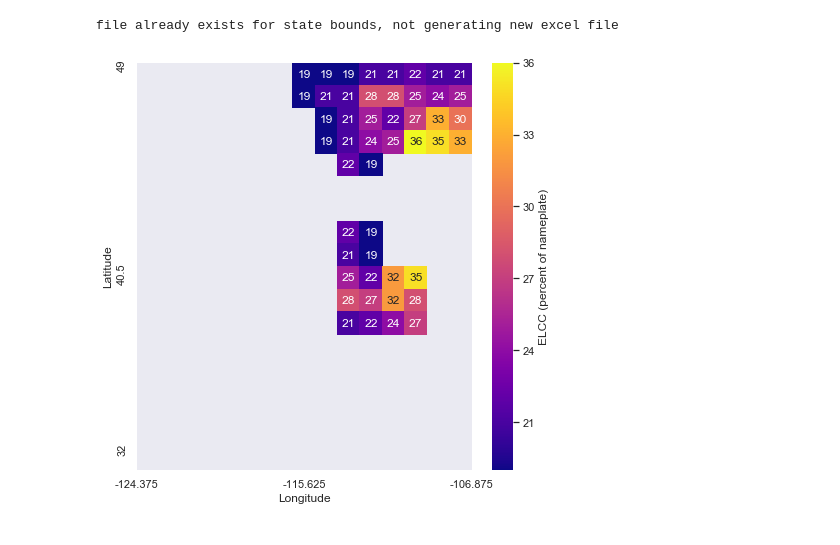
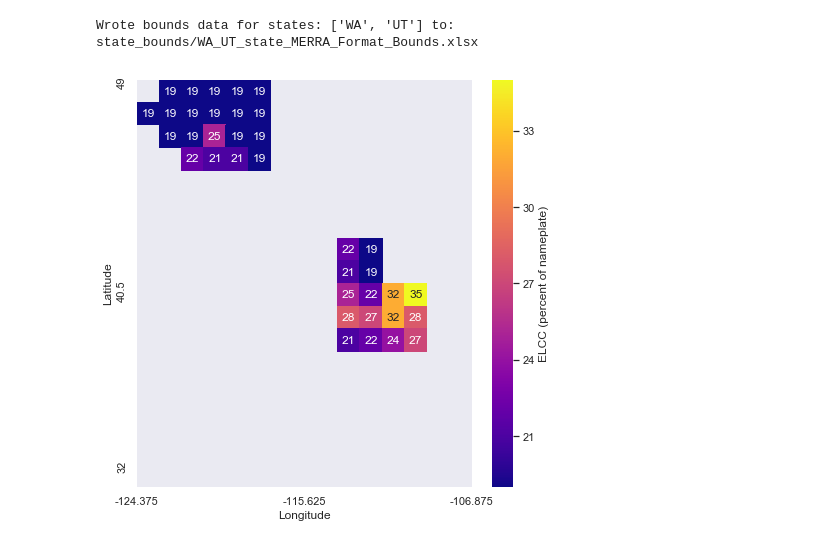
Before and after one commit to julflore000/WECC-Paper-Results, a Jupyter notebook: visualize_data.ipynb, the cells around one changed output. Drawn from its saved outputs; the diff is of its cells as text; code cells hidden in the pictures.

Commit message:
File path fix/example

```diff
--- a/visualize_data.ipynb
+++ b/visualize_data.ipynb
@@ -30,8 +30,8 @@ Wyoming: WY
 
 if you want to look at all of them for some reason type all
 '''
-stateList = ["all"]
-filePathResults = "1 GW Wind_500 MW storage/results.csv"
+stateList = ["WA","UT"]
+filePathResults = "california/2016/1_GW_Wind_500_MW_1_Hour_Storage_results.csv"
 
 #reads in raw data from results csv
 raw_Data = pd.read_csv(filePathResults)
@@ -54,32 +54,32 @@ bounds = np.flip(pd.read_excel(fileName,index_col=0).values,axis=0)
 
 mainArray = dict()
 for row in raw_Data.values:
     mainArray[row[2],row[3]] = row[1]
 
 #creating panda array with lat and long as indices and ELCC as values
 pandaArray = pd.Series(list(mainArray.values()),
                   index=pd.MultiIndex.from_tuples(mainArray.keys()))
 
 #filling in any values not in ranges
 df = pandaArray.unstack().fillna(0)
 
 #creating axix for lat and lon values
 #newYaxis = np.arange(maxLat, minLat-1,-1)
 #newXaxis= np.arange(minLon,maxLon+1.25,10)
 
 #feel free to change color or bounds for axis or bound size(may be out of wack for now)
 regionArray = np.flip(df.values,axis=0)
 
 cleanedRegion = np.where(bounds == 1,regionArray,np.nan)
 plt.figure(figsize=(7.5,7.5))
 
 ax = sns.heatmap(cleanedRegion,annot=True,cbar_kws={'label': 'ELCC (percent of nameplate)'},cmap='plasma')
 #creating labels
 plt.yticks([0,9,cleanedRegion.shape[0]-1],[49,40.5,32])
 plt.xticks([0,7.5,cleanedRegion.shape[1]],[-124.375,-115.625,-106.875])
 plt.xlabel("Longitude")
 plt.ylabel("Latitude")
 plt.show()
 # %% [output]
-file already exists for state bounds, not generating new excel file
+Wrote bounds data for states: ['WA', 'UT'] to: state_bounds/WA_UT_state_MERRA_Format_Bounds.xlsx
-[figure, old version]
+[figure, new version]
```
Also changed, not shown: 1 other file.
